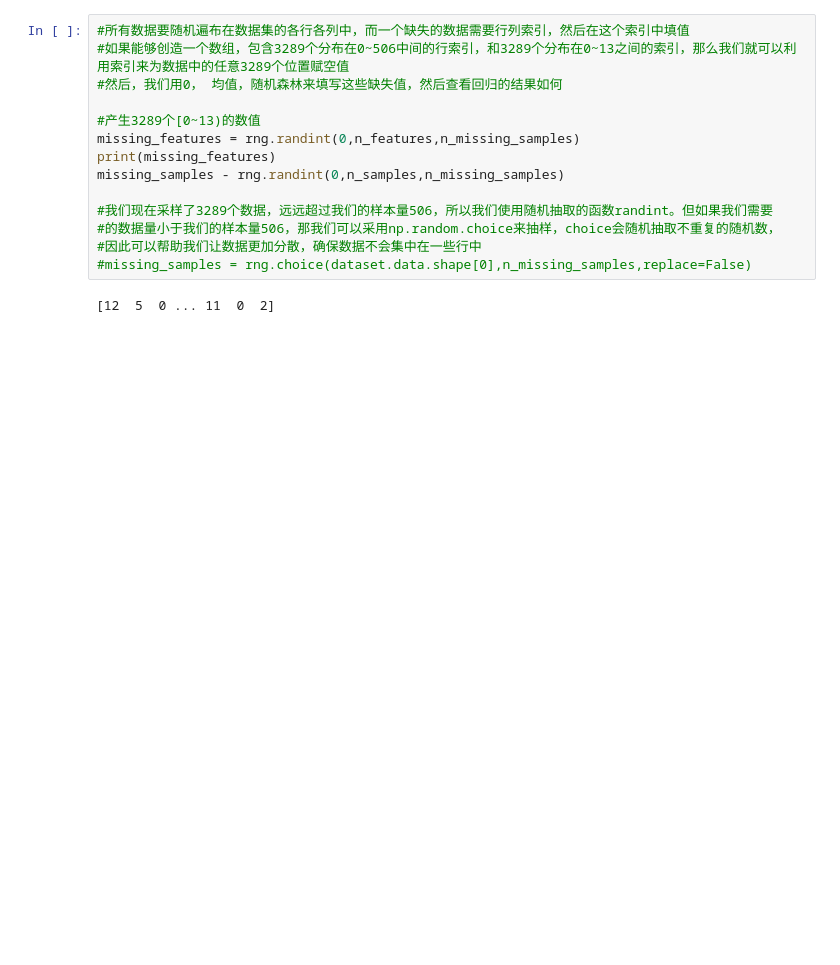
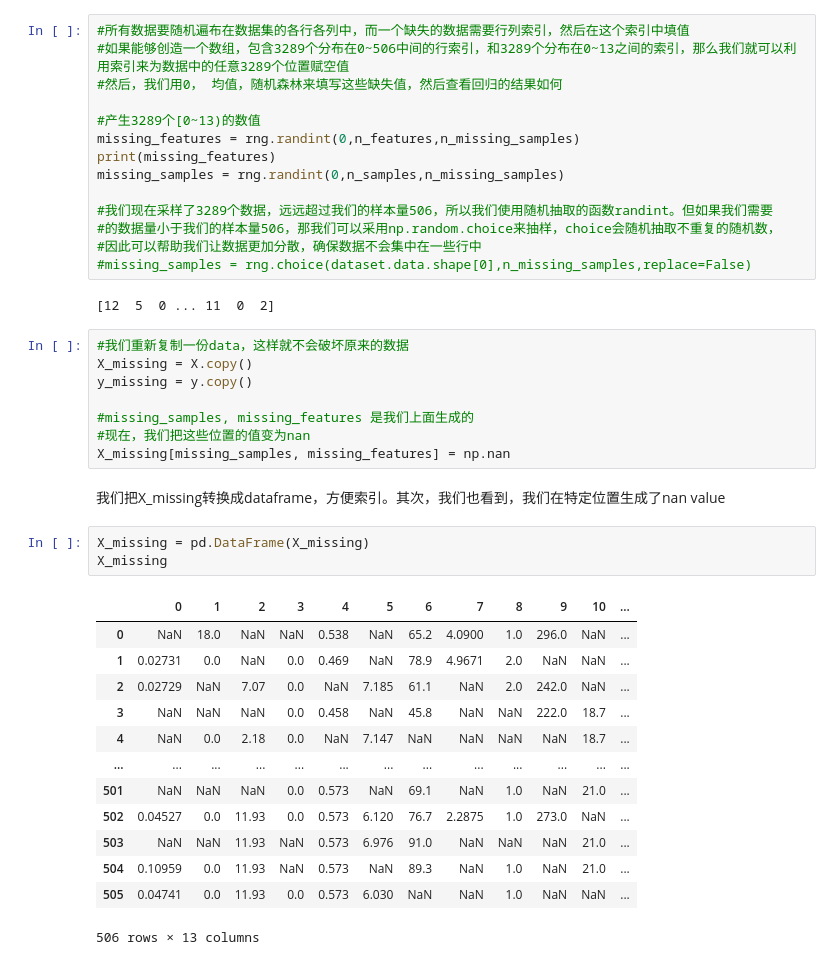
Before and after one commit to yeb2Binfang/sklearn_learning, a Jupyter notebook: RandomForest/RandomForest_Fillna.ipynb, the cells around one changed output. Cells and saved outputs as stored; diff of their text form; blank space fills up the shorter version.

```diff
--- a/RandomForest/RandomForest_Fillna.ipynb
+++ b/RandomForest/RandomForest_Fillna.ipynb
@@ -67,7 +67,7 @@ print(n_missing_samples)
 #产生3289个[0~13)的数值
 missing_features = rng.randint(0,n_features,n_missing_samples)
 print(missing_features)
-missing_samples - rng.randint(0,n_samples,n_missing_samples)
+missing_samples = rng.randint(0,n_samples,n_missing_samples)
 
 #我们现在采样了3289个数据，远远超过我们的样本量506，所以我们使用随机抽取的函数randint。但如果我们需要
 #的数据量小于我们的样本量506，那我们可以采用np.random.choice来抽样，choice会随机抽取不重复的随机数，
@@ -75,3 +75,30 @@ missing_samples - rng.randint(0,n_samples,n_missing_samples)
 #missing_samples = rng.choice(dataset.data.shape[0],n_missing_samples,replace=False)
 # %% [output]
 [12  5  0 ... 11  0  2]
+# %%
+#我们重新复制一份data，这样就不会破坏原来的数据
+X_missing = X.copy()
+y_missing = y.copy()
+
+#missing_samples, missing_features 是我们上面生成的
+#现在，我们把这些位置的值变为nan
+X_missing[missing_samples, missing_features] = np.nan
+# %% [markdown]
+我们把X_missing转换成dataframe，方便索引。其次，我们也看到，我们在特定位置生成了nan value
+# %%
+X_missing = pd.DataFrame(X_missing)
+X_missing
+# %% [output]
+|  | 0 | 1 | 2 | 3 | 4 | 5 | 6 | 7 | 8 | 9 | 10 | ... |
+| 0 | NaN | 18.0 | NaN | NaN | 0.538 | NaN | 65.2 | 4.0900 | 1.0 | 296.0 | NaN | ... |
+| 1 | 0.02731 | 0.0 | NaN | 0.0 | 0.469 | NaN | 78.9 | 4.9671 | 2.0 | NaN | NaN | ... |
+| 2 | 0.02729 | NaN | 7.07 | 0.0 | NaN | 7.185 | 61.1 | NaN | 2.0 | 242.0 | NaN | ... |
+| 3 | NaN | NaN | NaN | 0.0 | 0.458 | NaN | 45.8 | NaN | NaN | 222.0 | 18.7 | ... |
+| 4 | NaN | 0.0 | 2.18 | 0.0 | NaN | 7.147 | NaN | NaN | NaN | NaN | 18.7 | ... |
+| ... | ... | ... | ... | ... | ... | ... | ... | ... | ... | ... | ... | ... |
+| 501 | NaN | NaN | NaN | 0.0 | 0.573 | NaN | 69.1 | NaN | 1.0 | NaN | 21.0 | ... |
+| 502 | 0.04527 | 0.0 | 11.93 | 0.0 | 0.573 | 6.120 | 76.7 | 2.2875 | 1.0 | 273.0 | NaN | ... |
+| 503 | NaN | NaN | 11.93 | NaN | 0.573 | 6.976 | 91.0 | NaN | NaN | NaN | 21.0 | ... |
+| 504 | 0.10959 | 0.0 | 11.93 | NaN | 0.573 | NaN | 89.3 | NaN | 1.0 | NaN | 21.0 | ... |
+| 505 | 0.04741 | 0.0 | 11.93 | 0.0 | 0.573 | 6.030 | NaN | NaN | 1.0 | NaN | NaN | ... |
+506 rows × 13 columns
```
Also changed, not shown: parts of 20 cells of this notebook.
